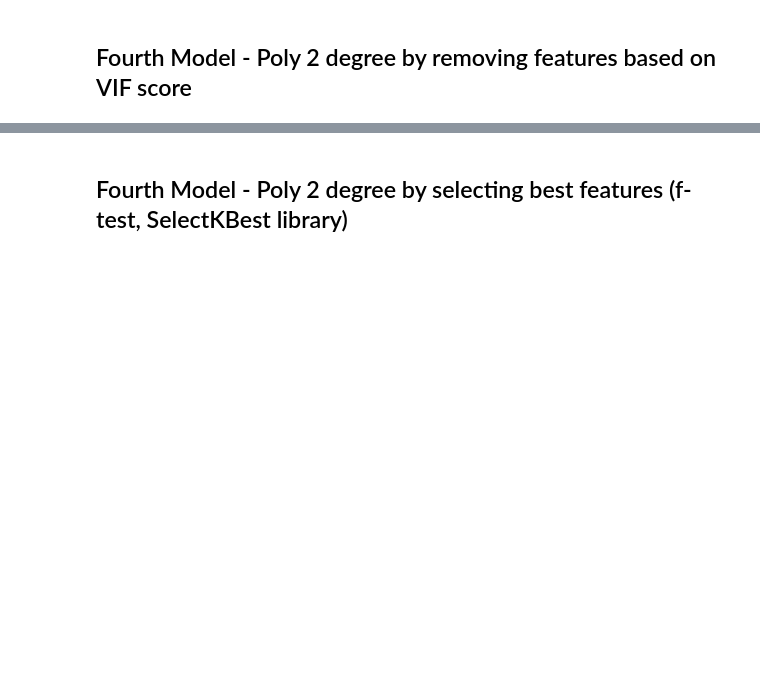
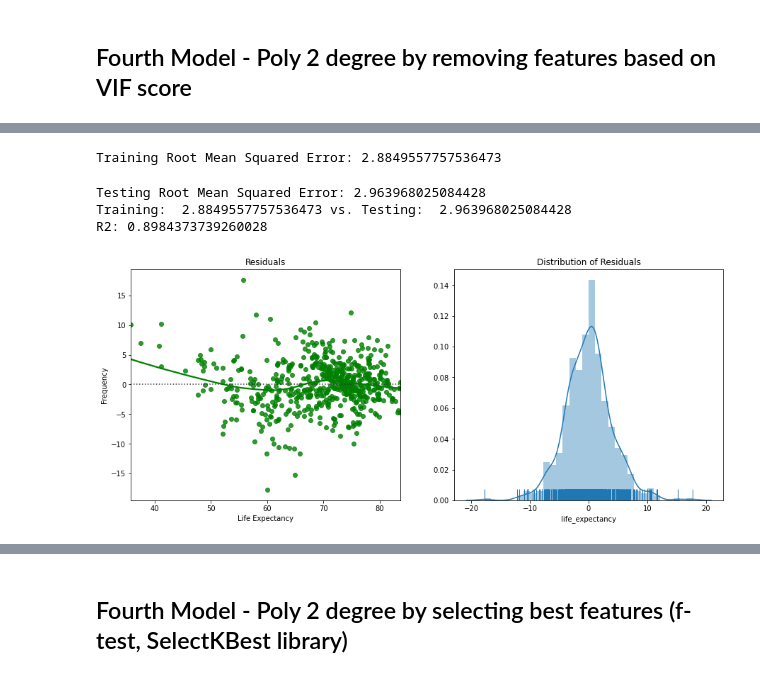
Before and after one commit to bmccabe96/Life_Expectancy_Regression, a Jupyter notebook: regression_model.ipynb, the cells around one changed output, grey strips where cells are left out. Saved outputs shown, nothing was run; the diff lists cells and outputs as text; code cells hidden in the pictures; blank space fills up the shorter version.

Commit message:
saving work for regression file

```diff
--- a/regression_model.ipynb
+++ b/regression_model.ipynb
@@ -123,7 +165,7 @@ results.summary()
 
 This model won't be too different, we want to see what happens when we remove statistically insignificant features. We determines which to remove based on any feature that had a p-value < .05 from our last OLS summary
 # %%
-X2 = features[['adult_mortality', 'infant_deaths', 'alcohol', 'percentage_expenditure',
+X2 = features[['adult_mortality', 'infant_deaths', 'percentage_expenditure',
        'bmi', 'under-five_deaths', 'polio',
        'diphtheria', 'hiv/aids', 'gdp',
        'income_composition_of_resources', 'schooling']].copy()
@@ -278,0 +416,45 @@ X_train
+# %%
+# instantiate a linear regression object
+lm_4 = LinearRegression()
+
+#fit the linear regression to the data
+lm_4 = lm_4.fit(X_train, y_train)
+
+y_train_pred = lm_4.predict(X_train)
+
+train_rmse = np.sqrt(metrics.mean_squared_error(y_train, y_train_pred))
+
+
+print('Training Root Mean Squared Error:' , train_rmse)
+# %% [output]
+Training Root Mean Squared Error: 2.8849557757536473
+# %%
+# use fitted model to predict on test data
+y_pred = lm_4.predict(X_test)
+
+test_rmse = np.sqrt(metrics.mean_squared_error(y_test, y_pred))
+
+print('Testing Root Mean Squared Error:' , test_rmse)
+
+
+print('Training: ', train_rmse, "vs. Testing: ", test_rmse)
+print(f"R2: {metrics.r2_score(y_test, y_pred)}")
+# %% [output]
+Testing Root Mean Squared Error: 2.963968025084428
+Training:  2.8849557757536473 vs. Testing:  2.963968025084428
+R2: 0.8984373739260028
+# %%
+fig = plt.figure(figsize=(15,6))
+
+ax1 = plt.subplot(121)
+sns.residplot(y_test_pred, y_test, lowess=True, color="g", ax=ax1)
+ax1.set_title("Residuals")
+ax1.set_xlabel("Life Expectancy")
+
+ax2 = plt.subplot(122)
+sns.distplot((y_test_pred- y_test), kde=True, rug=True, ax=ax2)
+ax2.set_title("Distribution of Residuals")
+ax1.set_ylabel("Frequency")
+plt.show()
+# %% [output]
+[figure, added]
```
Also changed, not shown: parts of 22 cells of this notebook.
